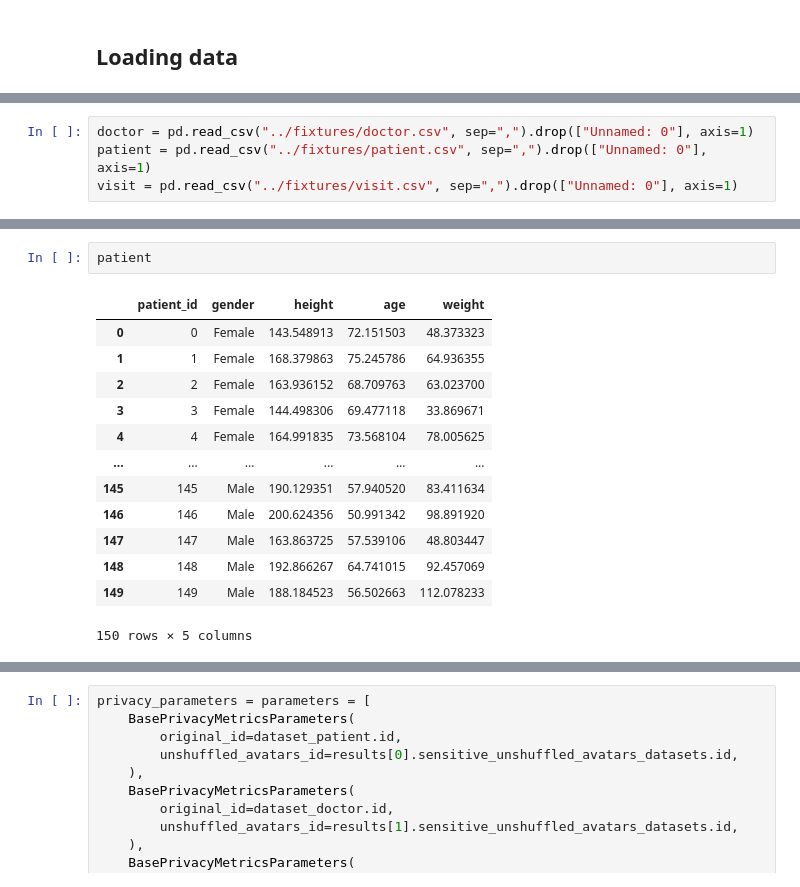
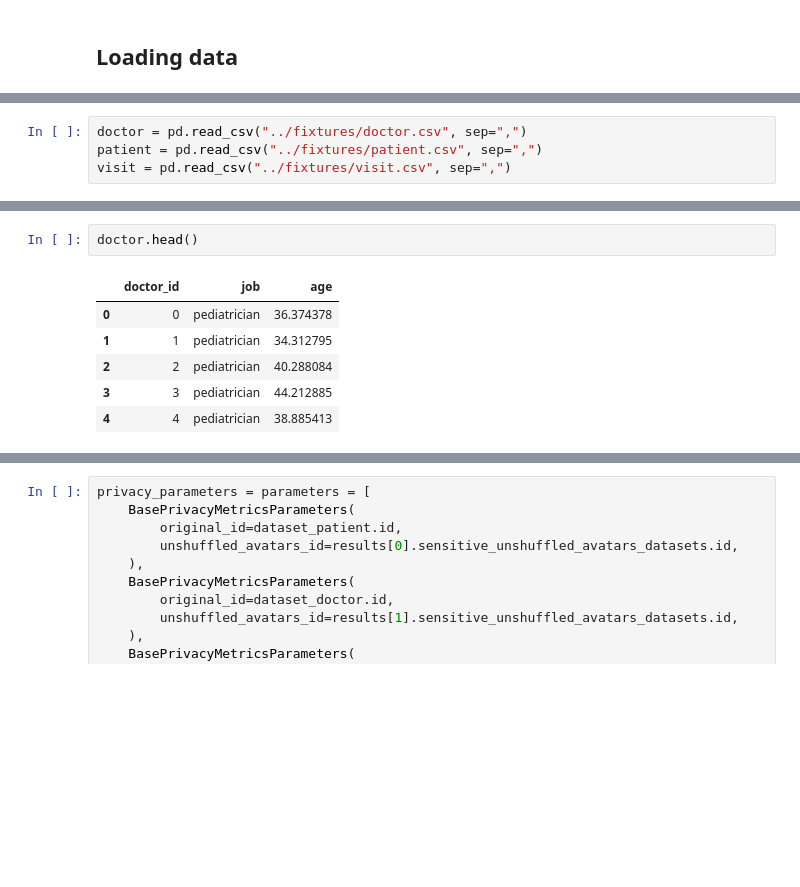
Before and after one commit to octopize/avatar-python, a Jupyter notebook: notebooks/Tutorial9-Multitable.ipynb, the cells around one changed output, grey strips where cells are left out. Cells and saved outputs as stored; diff of their text form; blank space fills up the shorter version.

```diff
--- a/notebooks/Tutorial9-Multitable.ipynb
+++ b/notebooks/Tutorial9-Multitable.ipynb
@@ -42,7 +46,7 @@ In this tutorial, we will avatarise data that contains a patient table, a doctor
 # %% [markdown]
 <img src="img/multitable.png" style="height:500px" />
 # %%
-doctor = pd.read_csv("../fixtures/doctor.csv", sep=",").drop(["Unnamed: 0"], axis=1)
-patient = pd.read_csv("../fixtures/patient.csv", sep=",").drop(["Unnamed: 0"], axis=1)
-visit = pd.read_csv("../fixtures/visit.csv", sep=",").drop(["Unnamed: 0"], axis=1)
+doctor = pd.read_csv("../fixtures/doctor.csv", sep=",")
+patient = pd.read_csv("../fixtures/patient.csv", sep=",")
+visit = pd.read_csv("../fixtures/visit.csv", sep=",")
 # %%
@@ -68,17 +61,10 @@ doctor
 # %%
-patient
+doctor.head()
 # %% [output]
-|  | patient_id | gender | height | age | weight |
-| 0 | 0 | Female | 143.548913 | 72.151503 | 48.373323 |
-| 1 | 1 | Female | 168.379863 | 75.245786 | 64.936355 |
-| 2 | 2 | Female | 163.936152 | 68.709763 | 63.023700 |
-| 3 | 3 | Female | 144.498306 | 69.477118 | 33.869671 |
-| 4 | 4 | Female | 164.991835 | 73.568104 | 78.005625 |
-| ... | ... | ... | ... | ... | ... |
-| 145 | 145 | Male | 190.129351 | 57.940520 | 83.411634 |
-| 146 | 146 | Male | 200.624356 | 50.991342 | 98.891920 |
-| 147 | 147 | Male | 163.863725 | 57.539106 | 48.803447 |
-| 148 | 148 | Male | 192.866267 | 64.741015 | 92.457069 |
-| 149 | 149 | Male | 188.184523 | 56.502663 | 112.078233 |
+|  | doctor_id | job | age |
+| 0 | 0 | pediatrician | 36.374378 |
+| 1 | 1 | pediatrician | 34.312795 |
+| 2 | 2 | pediatrician | 40.288084 |
+| 3 | 3 | pediatrician | 44.212885 |
+| 4 | 4 | pediatrician | 38.885413 |
-150 rows × 5 columns
 # %%
```
Also changed, not shown: parts of 24 cells of this notebook, 2 other files.
